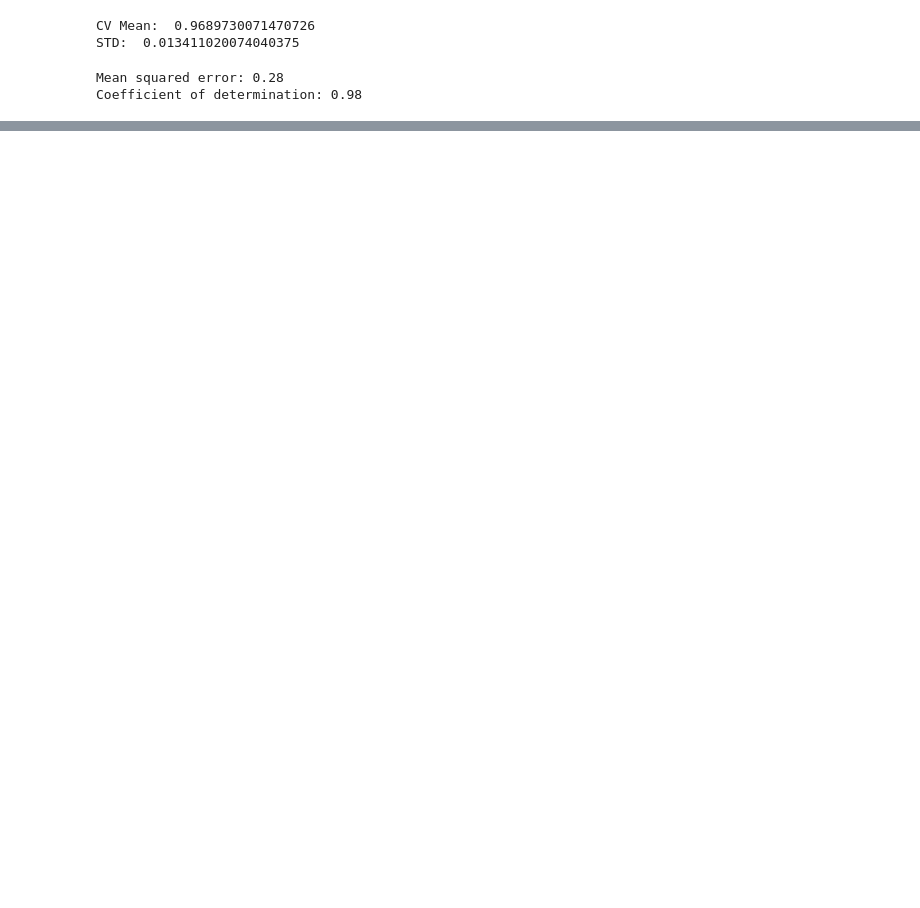
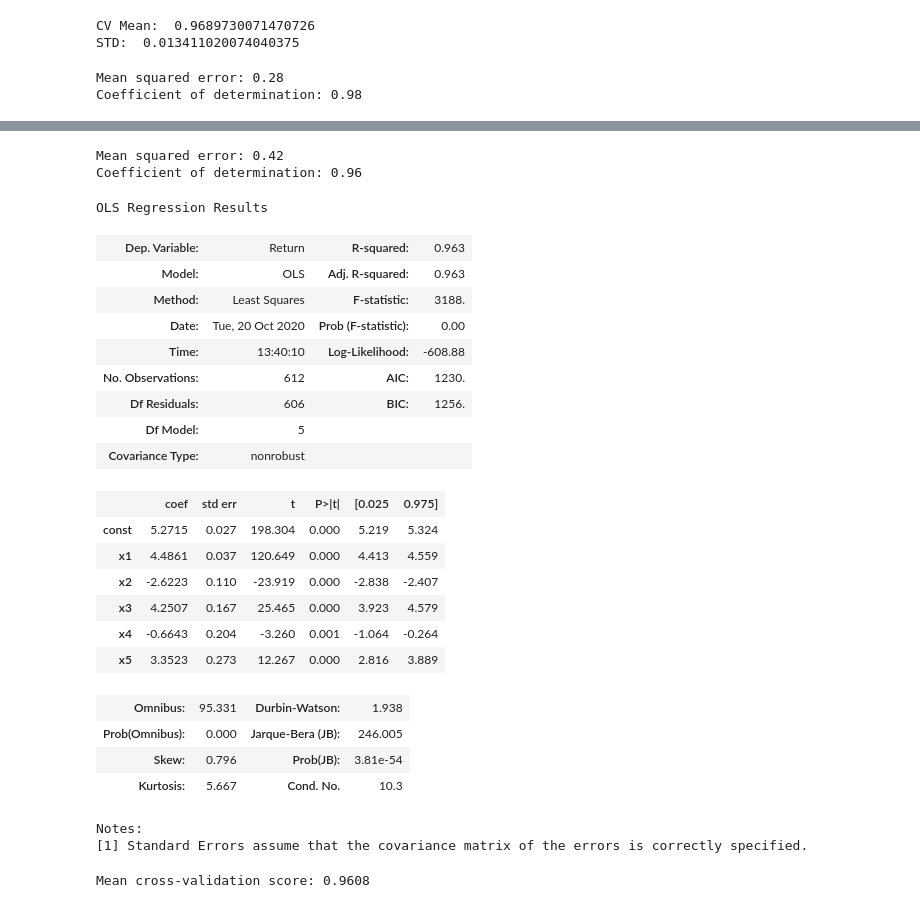
Before and after one commit to tamarakatic/financial-prediction, a Jupyter notebook: notebooks/Predicting Financial Market Returns.ipynb, the cells around one changed output, grey strips where cells are left out. Drawn from its saved outputs; the diff is of its cells as text; code cells hidden in the pictures; blank space fills up the shorter version.

```diff
--- a/notebooks/Predicting Financial Market Returns.ipynb
+++ b/notebooks/Predicting Financial Market Returns.ipynb
@@ -250,0 +265,41 @@ Coefficient of determination: 0.98
+# %%
+# The mean squared error
+print('Mean squared error: %.2f' % mean_squared_error(y_test, y_pred))
+# The coefficient of determination: 1 is perfect prediction
+print('Coefficient of determination: %.2f' % r2_score(y_test, y_pred))
+# %% [output]
+Mean squared error: 0.42
+Coefficient of determination: 0.96
+# %%
+X_train_sm = sm.add_constant(X_train_pca)
+model = sm.OLS(y_train, X_train_sm).fit()
+model.summary()
+# %% [output]
+OLS Regression Results
+| Dep. Variable: | Return | R-squared: | 0.963 |
+| Model: | OLS | Adj. R-squared: | 0.963 |
+| Method: | Least Squares | F-statistic: | 3188. |
+| Date: | Tue, 20 Oct 2020 | Prob (F-statistic): | 0.00 |
+| Time: | 13:40:10 | Log-Likelihood: | -608.88 |
+| No. Observations: | 612 | AIC: | 1230. |
+| Df Residuals: | 606 | BIC: | 1256. |
+| Df Model: | 5 |  |  |
+| Covariance Type: | nonrobust |  |  |
+|  | coef | std err | t | P>|t| | [0.025 | 0.975] |
+| const | 5.2715 | 0.027 | 198.304 | 0.000 | 5.219 | 5.324 |
+| x1 | 4.4861 | 0.037 | 120.649 | 0.000 | 4.413 | 4.559 |
+| x2 | -2.6223 | 0.110 | -23.919 | 0.000 | -2.838 | -2.407 |
+| x3 | 4.2507 | 0.167 | 25.465 | 0.000 | 3.923 | 4.579 |
+| x4 | -0.6643 | 0.204 | -3.260 | 0.001 | -1.064 | -0.264 |
+| x5 | 3.3523 | 0.273 | 12.267 | 0.000 | 2.816 | 3.889 |
+| Omnibus: | 95.331 | Durbin-Watson: | 1.938 |
+| Prob(Omnibus): | 0.000 | Jarque-Bera (JB): | 246.005 |
+| Skew: | 0.796 | Prob(JB): | 3.81e-54 |
+| Kurtosis: | 5.667 | Cond. No. | 10.3 |
+Notes:
+[1] Standard Errors assume that the covariance matrix of the errors is correctly specified.
+# %%
+cv = cross_val_score( LinearRegression(), X_train_pca, y_train, cv=10)
+print(f"Mean cross-validation score: {cv.mean():.4f}")
+# %% [output]
+Mean cross-validation score: 0.9608
```
Also changed, not shown: parts of 17 cells of this notebook.
